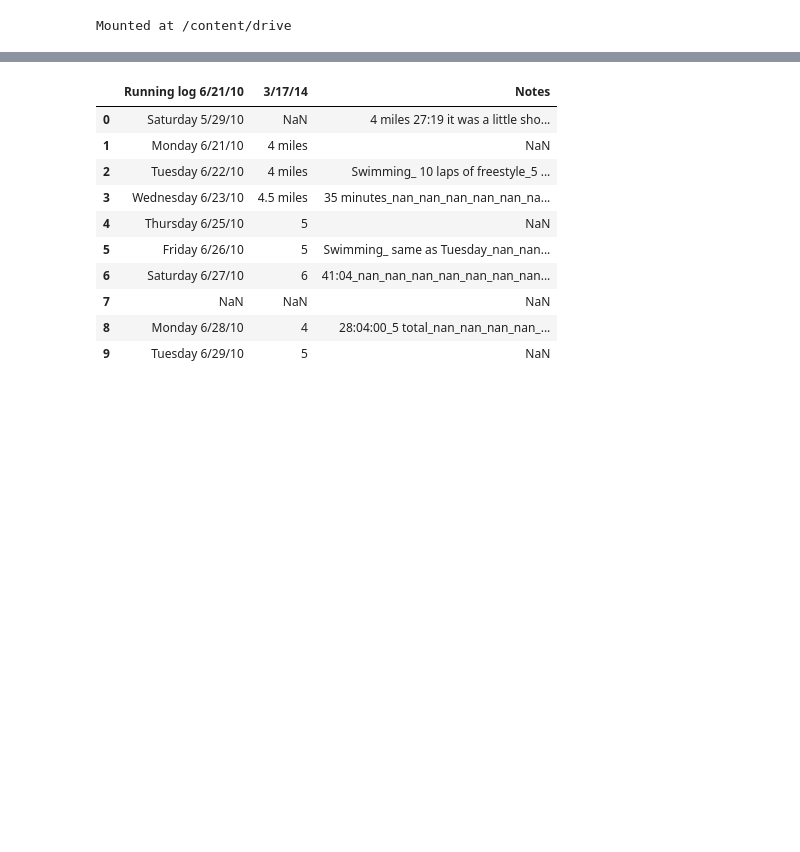
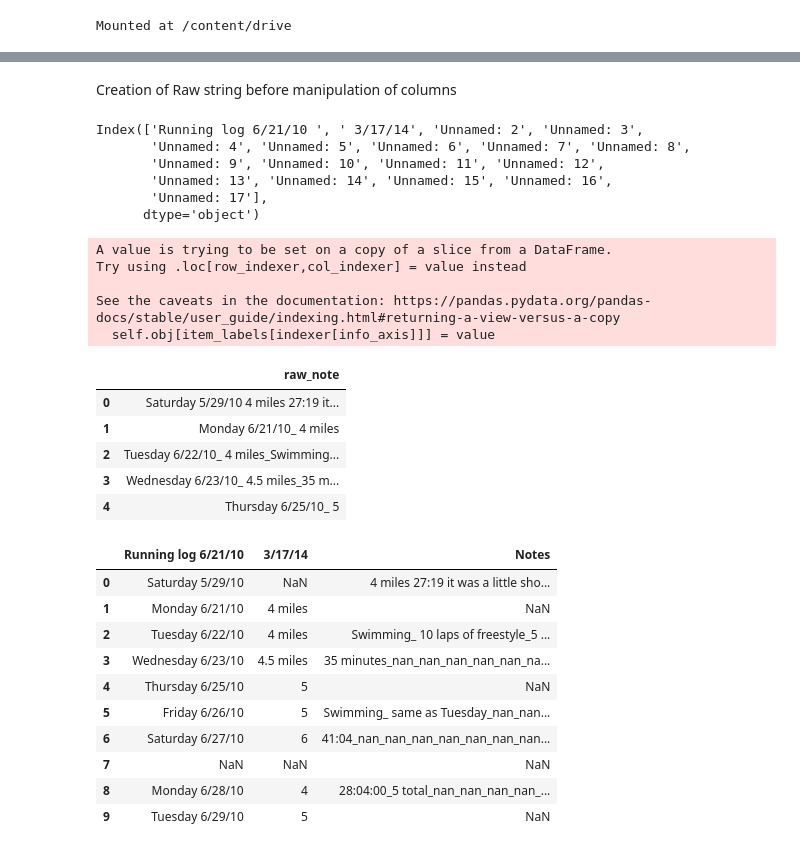
Before and after one commit to lilfetz22/Running_data, a Jupyter notebook: Running_Log.ipynb, the cells around one changed output, grey strips where cells are left out. Drawn from its saved outputs; the diff is of its cells as text; code cells hidden in the pictures; blank space fills up the shorter version.

```diff
--- a/Running_Log.ipynb
+++ b/Running_Log.ipynb
@@ -47,6 +47,37 @@ log_csv.tail()
 | 1981 | Tuesday - I've failed. Not going ... | NaN | NaN | NaN | NaN | NaN | NaN | NaN | ... |
 | 1982 | Thursday - 12/25/15 - 3 miles | NaN | NaN | NaN | NaN | NaN | NaN | NaN | ... |
 | 1983 | Thursday - 12/31/15 - 30 minutes ... | NaN | NaN | NaN | NaN | NaN | NaN | NaN | ... |
+# %% [markdown]
+Creation of Raw string before manipulation of columns
+# %%
+log_csv.columns
+# %% [output]
+Index(['Running log 6/21/10 ', ' 3/17/14', 'Unnamed: 2', 'Unnamed: 3',
+       'Unnamed: 4', 'Unnamed: 5', 'Unnamed: 6', 'Unnamed: 7', 'Unnamed: 8',
+       'Unnamed: 9', 'Unnamed: 10', 'Unnamed: 11', 'Unnamed: 12',
+       'Unnamed: 13', 'Unnamed: 14', 'Unnamed: 15', 'Unnamed: 16',
+       'Unnamed: 17'],
+      dtype='object')
+# %%
+raw_string = log_csv.copy()
+raw_string['raw_note'] = raw_string['Running log 6/21/10 '].str.cat(raw_string[[' 3/17/14','Unnamed: 2', 'Unnamed: 3', 'Unnamed: 4','Unnamed: 5','Unnamed: 6','Unnamed: 7',
+                                                     'Unnamed: 8', 'Unnamed: 9', 'Unnamed: 10', 'Unnamed: 11','Unnamed: 12',
+                                                     'Unnamed: 13','Unnamed: 14','Unnamed: 15','Unnamed: 16','Unnamed: 17']].astype(str), sep="_")
+raw_string2 = raw_string[['raw_note']]
+raw_string2.loc[:, 'raw_note'] = raw_string2.loc[:, 'raw_note'].str.replace('_?nan_?', '')
+raw_string2.head()
+# %% [output]
+A value is trying to be set on a copy of a slice from a DataFrame.
+Try using .loc[row_indexer,col_indexer] = value instead
+
+See the caveats in the documentation: https://pandas.pydata.org/pandas-docs/stable/user_guide/indexing.html#returning-a-view-versus-a-copy
+  self.obj[item_labels[indexer[info_axis]]] = value
+|  | raw_note |
+| 0 | Saturday 5/29/10 4 miles 27:19 it... |
+| 1 | Monday 6/21/10_ 4 miles |
+| 2 | Tuesday 6/22/10_ 4 miles_Swimming... |
+| 3 | Wednesday 6/23/10_ 4.5 miles_35 m... |
+| 4 | Thursday 6/25/10_ 5 |
 # %%
 log_csv['Notes'] = log_csv['Unnamed: 2'].str.cat(log_csv[['Unnamed: 3', 'Unnamed: 4','Unnamed: 5','Unnamed: 6','Unnamed: 7',
                                                      'Unnamed: 8', 'Unnamed: 9', 'Unnamed: 10', 'Unnamed: 11','Unnamed: 12',
```
Also changed, not shown: parts of 29 cells of this notebook.
